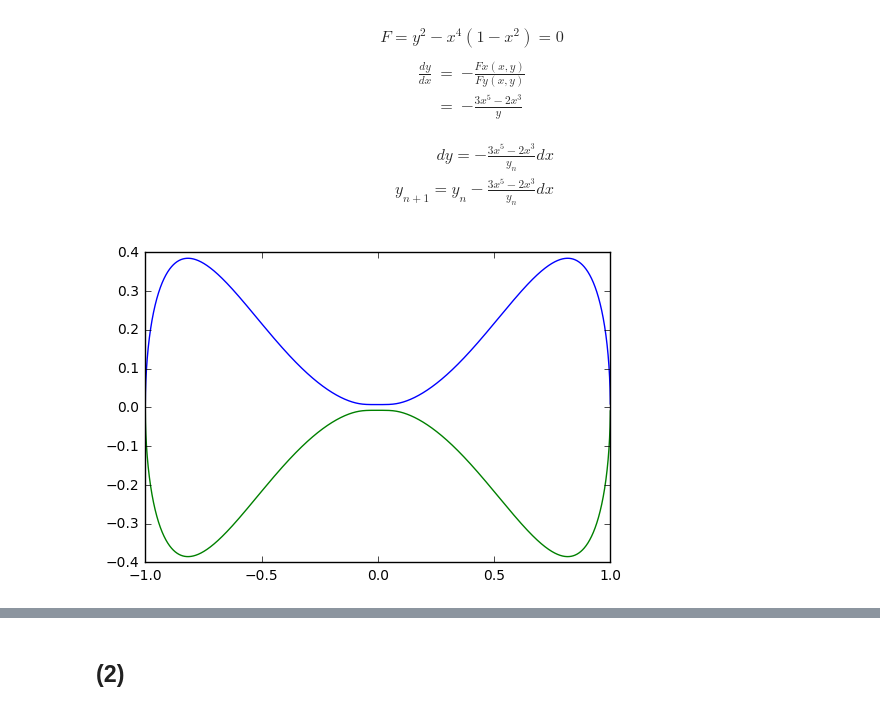
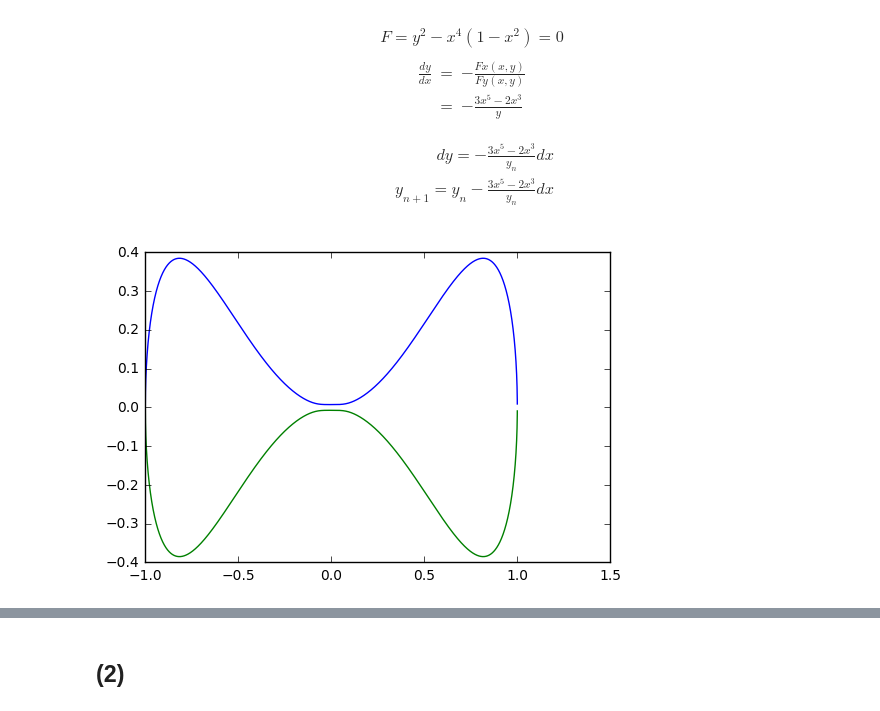
Before and after one commit to ryoppippi/EulerMethod, a Jupyter notebook: Euler.ipynb, the cells around one changed output, grey strips where cells are left out. Saved outputs shown, nothing was run; the diff lists cells and outputs as text; code cells hidden in the pictures.

```diff
--- a/Euler.ipynb
+++ b/Euler.ipynb
@@ -39,36 +39,39 @@ def f2(x,y):
     return -((3*x*x-2)*x*x*x)/y
 # %%
 dx = 0.00001
-xmax = 10;
+xmax = 1;
 xBegin = -0.99999 #始まりのx座標を決めておく。定義域は-1<x<1より、適当に決める
 
 #上の式より、xに対応するyは当然二箇所である。ここではまずyが正の点において調べる。
 x = []
 y = []
 xPrev = xBegin
 yPrev = math.sqrt(f1(xBegin)) #正のy座標を計算
+x.append(xPrev)
+y.append(yPrev)
 while f1(xPrev) >= 0:
     yPrev = dx*f2(xPrev,yPrev) + yPrev
+    xPrev += dx
     x.append(xPrev)
     y.append(yPrev)
-    xPrev += dx
 plt.plot(x,y,"b")
 
 #次にyが負の時
 x = []
 y = []
 xPrev = xBegin
 yPrev = - math.sqrt(f1(xBegin))#負のy座標を計算
+x.append(xPrev)
+y.append(yPrev)
 while f1(xPrev) >= 0:
     yPrev = dx*f2(xPrev,yPrev) + yPrev
+    xPrev += dx
     x.append(xPrev)
     y.append(yPrev)
-    xPrev += dx
-
 plt.plot(x,y,"g")
 plt.show()
 # %% [output]
-[figure, old version]
+[figure, new version]
 # %% [markdown]
 実際にソフトで出力させるとこのようになる(Wolfram Alphaより)
 <img src="image1.png">
```
Also changed, not shown: parts of 4 cells of this notebook.
